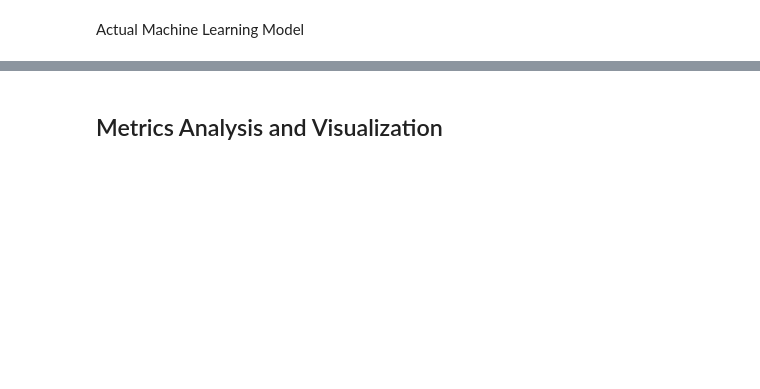
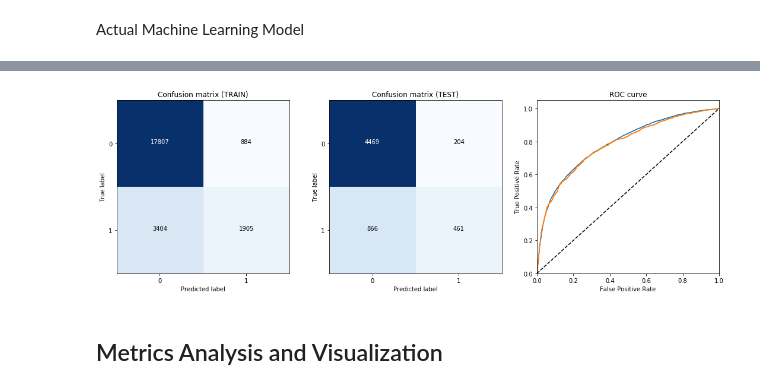
Before and after one commit to ChinKX/Supervised_Learning-Predicting_Credit_Card_Default, a Jupyter notebook: Submit Version/ChinKaiXiang_1603890.ipynb, the cells around one changed output, grey strips where cells are left out. Drawn from its saved outputs; the diff is of its cells as text; code cells hidden in the pictures; blank space fills up the shorter version.

```diff
--- a/Submit Version/ChinKaiXiang_1603890.ipynb
+++ b/Submit Version/ChinKaiXiang_1603890.ipynb
@@ -447,14 +614,16 @@ plt.show()
 # %%
-y_train_pred = model.predict_on_batch(np.array(x_train))[:,0]
-y_test_pred = model.predict_on_batch(np.array(x_test))[:,0]
+y_train_pred = neuralNet.predict_on_batch(np.array(x_train))[:,0]
+y_test_pred = neuralNet.predict_on_batch(np.array(x_test))[:,0]
 
 fig,ax = plt.subplots(1,3)
 fig.set_size_inches(15,5)
 
 plot_cm(ax[0], y_train, y_train_pred, [0,1], 'Confusion matrix (TRAIN)')
 plot_cm(ax[1], y_test, y_test_pred, [0,1], 'Confusion matrix (TEST)')
 
 plot_auc(ax[2], y_train, y_train_pred, y_test, y_test_pred)
 
 plt.tight_layout()
 plt.show()
+# %% [output]
+[figure, added]
```
Also changed, not shown: parts of 42 cells of this notebook, 1 other file.
